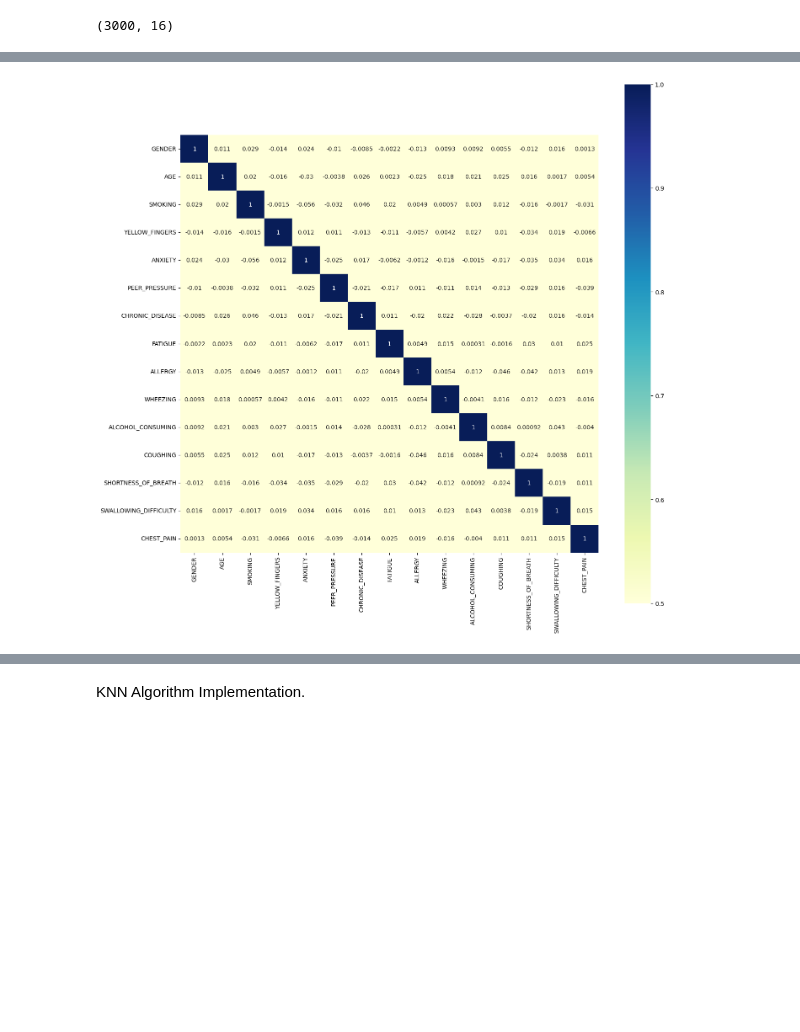
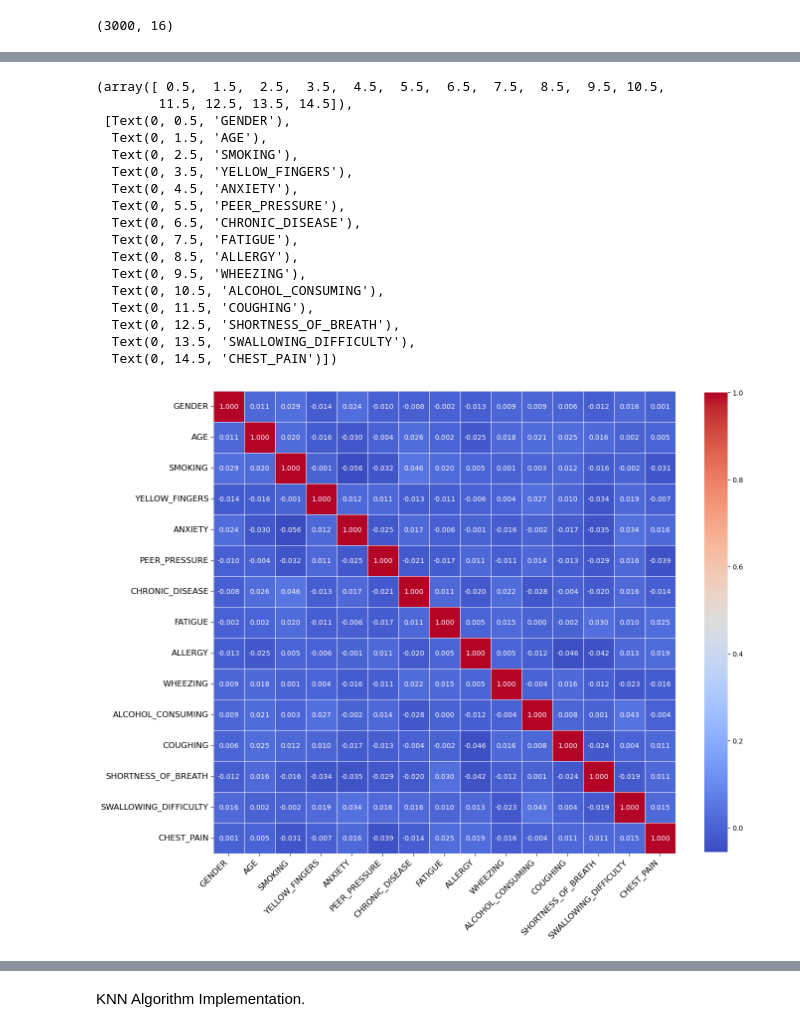
Before and after one commit to parajuliaryan/Lung_Cancer_Classification, a Jupyter notebook: authentication.ipynb, the cells around one changed output, grey strips where cells are left out. Saved outputs shown, nothing was run; the diff lists cells and outputs as text; code cells hidden in the pictures; blank space fills up the shorter version.

```diff
--- a/authentication.ipynb
+++ b/authentication.ipynb
@@ -170,10 +170,30 @@ data.corr()
 # %%
 # Now creating a correlation matrix to understand the relationship between the features
 corrmat = data.corr()
-plt.subplots(figsize=(16,16))
-sns.heatmap(corrmat,annot=True, square=True, vmin=0.5, vmax=1,cmap="YlGnBu");
+plt.subplots(figsize=(15,15))
+# sns.heatmap(corrmat,annot=True, square=True, vmin=0.5, vmax=1,cmap="YlGnBu");
+sns.heatmap(corrmat, annot=True, fmt=".3f", cmap="coolwarm", cbar_kws={'shrink': .8}, square=True, linewidths=.5)
+plt.xticks(rotation=45, ha='right', fontsize=12)
+plt.yticks(rotation=0, fontsize=12)
 # %% [output]
+(array([ 0.5,  1.5,  2.5,  3.5,  4.5,  5.5,  6.5,  7.5,  8.5,  9.5, 10.5,
+        11.5, 12.5, 13.5, 14.5]),
+ [Text(0, 0.5, 'GENDER'),
+  Text(0, 1.5, 'AGE'),
+  Text(0, 2.5, 'SMOKING'),
+  Text(0, 3.5, 'YELLOW_FINGERS'),
+  Text(0, 4.5, 'ANXIETY'),
+  Text(0, 5.5, 'PEER_PRESSURE'),
+  Text(0, 6.5, 'CHRONIC_DISEASE'),
+  Text(0, 7.5, 'FATIGUE'),
+  Text(0, 8.5, 'ALLERGY'),
+  Text(0, 9.5, 'WHEEZING'),
+  Text(0, 10.5, 'ALCOHOL_CONSUMING'),
+  Text(0, 11.5, 'COUGHING'),
+  Text(0, 12.5, 'SHORTNESS_OF_BREATH'),
+  Text(0, 13.5, 'SWALLOWING_DIFFICULTY'),
+  Text(0, 14.5, 'CHEST_PAIN')])
-[figure, old version]
+[figure, new version]
 # %%
 X = data
 y = target
```
Also changed, not shown: parts of 14 cells of this notebook, 8 other files.
